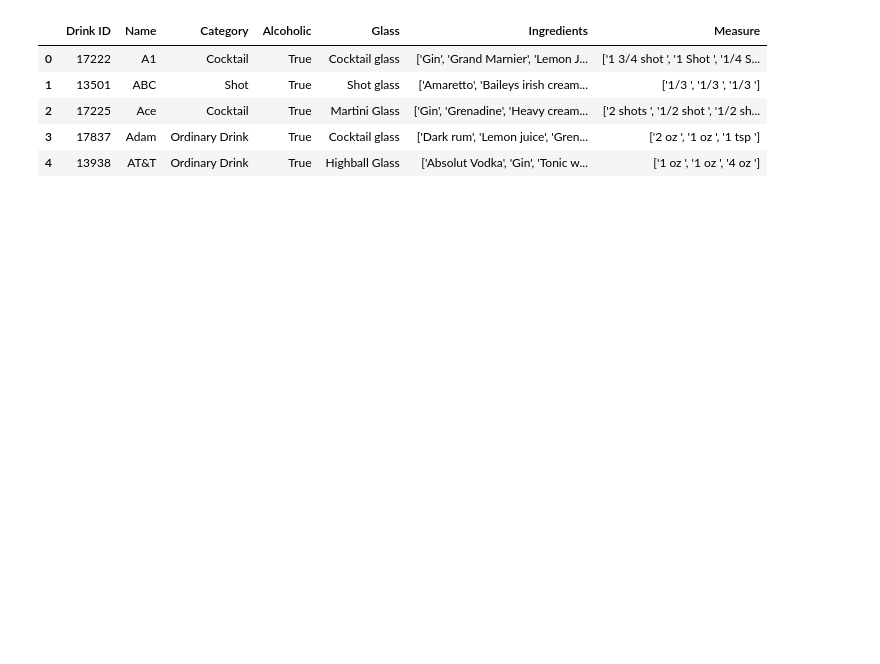
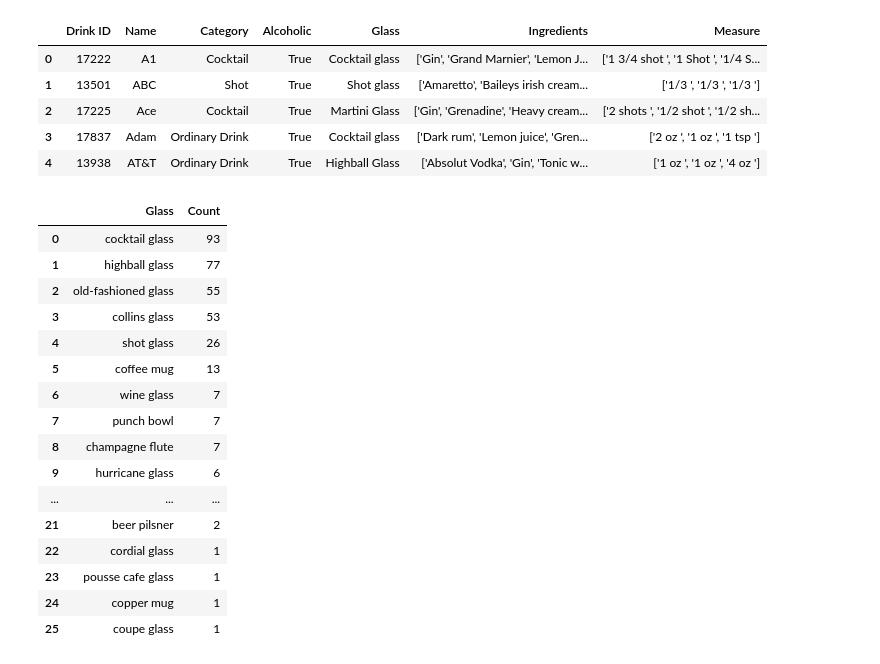
Before and after one commit to ashleep/Project-1_Team-1, a Jupyter notebook: ashleep_glasses.ipynb, the cells around one changed output. Saved outputs shown, nothing was run; the diff lists cells and outputs as text; code cells hidden in the pictures; blank space fills up the shorter version.

```diff
--- a/ashleep_glasses.ipynb
+++ b/ashleep_glasses.ipynb
@@ -30,4 +30,34 @@ def convert(s):
         lst.append(x.translate({ord(i): None for i in "[']"}))
 
     return lst
+# %%
+#-------DATA MANIPULATION----------
+
+# Necessary copy of data frame. The value count is just a test. Feel free to delete that line
+glasses_df = temp_df.copy()
+glasses_df["Glass"] = glasses_df["Glass"].str.lower()
+glasses_df["Glass"] = glasses_df["Glass"].replace(["margarita/coupette glass","white wine glass", "whiskey sour glass"], ["margarita glass","wine glass", "old-fashioned glass"])
+glasses_df = glasses_df['Glass'].value_counts()
+glasses_df = glasses_df.reset_index()
+glasses_df = glasses_df.rename(columns={"Glass":"Count", "index":"Glass"})
+
+glasses_df
+# %% [output]
+|  | Glass | Count |
+| 0 | cocktail glass | 93 |
+| 1 | highball glass | 77 |
+| 2 | old-fashioned glass | 55 |
+| 3 | collins glass | 53 |
+| 4 | shot glass | 26 |
+| 5 | coffee mug | 13 |
+| 6 | wine glass | 7 |
+| 7 | punch bowl | 7 |
+| 8 | champagne flute | 7 |
+| 9 | hurricane glass | 6 |
+| ... | ... | ... |
+| 21 | beer pilsner | 2 |
+| 22 | cordial glass | 1 |
+| 23 | pousse cafe glass | 1 |
+| 24 | copper mug | 1 |
+| 25 | coupe glass | 1 |
 # %%
```
Also changed, not shown: parts of 5 cells of this notebook, 4 other files.
